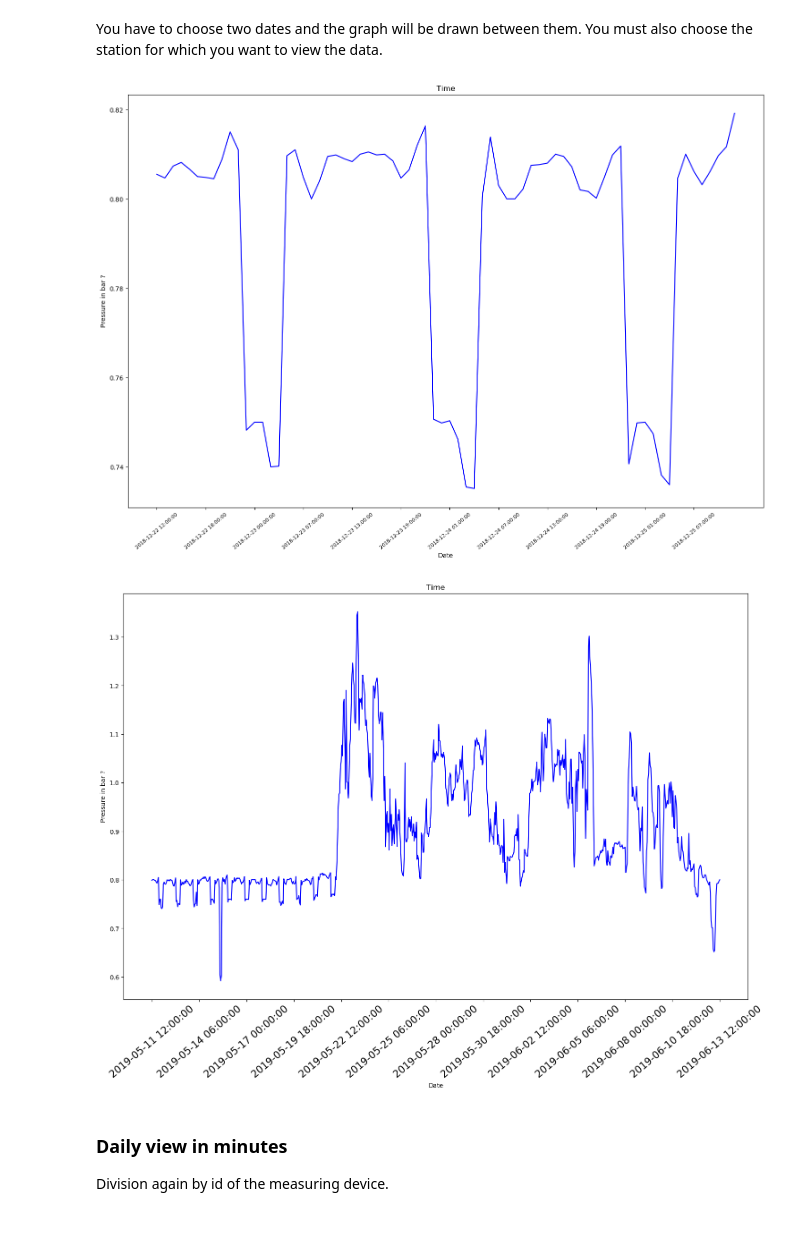
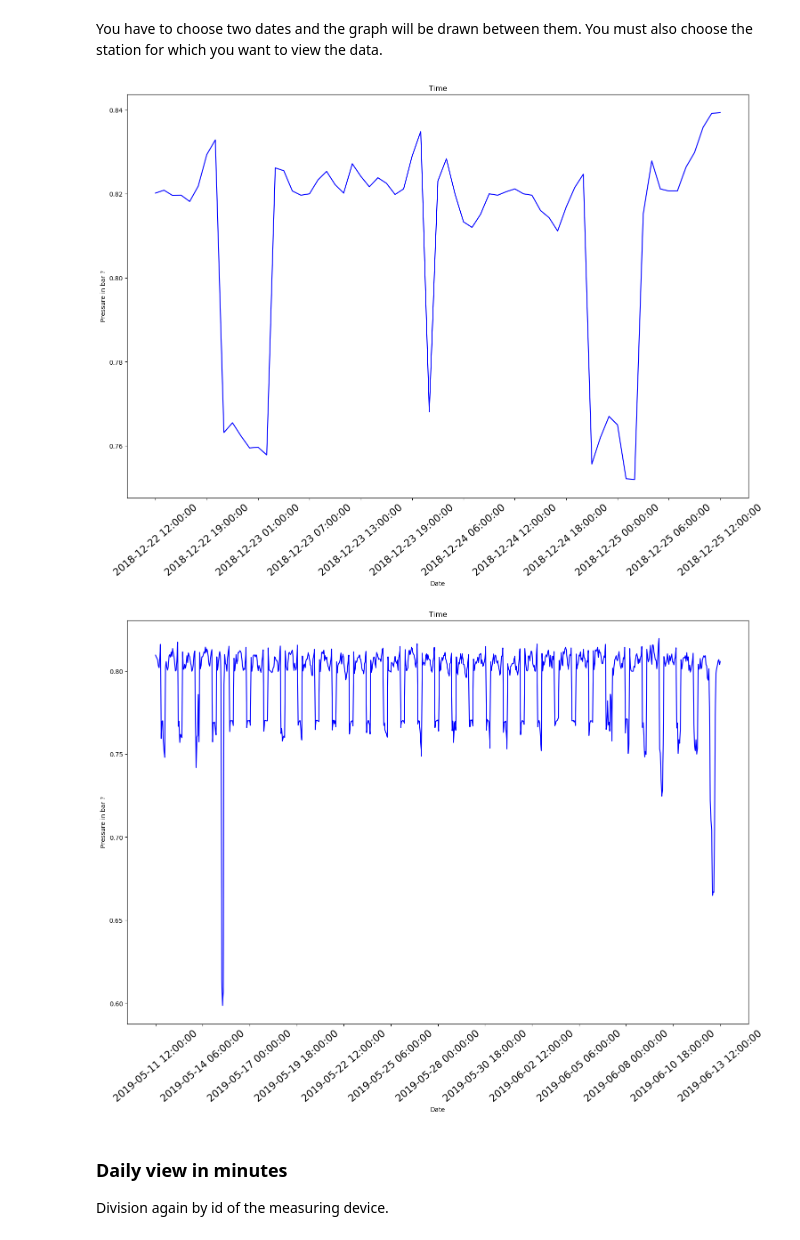
Before and after one commit to Zan-23/IJS_water_loss, a Jupyter notebook: notebooks/Intial data analysis.ipynb, the cells around one changed output. Saved outputs shown, nothing was run; the diff lists cells and outputs as text; code cells hidden in the pictures.

```diff
--- a/notebooks/Intial data analysis.ipynb
+++ b/notebooks/Intial data analysis.ipynb
@@ -355,13 +353,13 @@ def generate_timestamp_yaxis_array(start_time, end_time, station):
     # plt.savefig('blue_id.png')
     plt.show()
 # %%
-generate_timestamp_yaxis_array("2018-12-22 12:00", "2018-12-25 12:00", 248)
+generate_timestamp_yaxis_array("2018-12-22 12:00", "2018-12-25 12:00", 249)
 # %% [output]
-[figure, old version]
+[figure, new version]
 # %%
-generate_timestamp_yaxis_array("2019-05-11 12:00:00", "2019-06-13 12:00:00", 248)
+generate_timestamp_yaxis_array("2019-05-11 12:00:00", "2019-06-13 12:00:00", 249)
 # %% [output]
-[figure, old version]
+[figure, new version]
 # %% [markdown]
 ### Daily view in minutes
 Division again by id of the measuring device.
```
Also changed, not shown: parts of 1 cell of this notebook, 2 other files.
